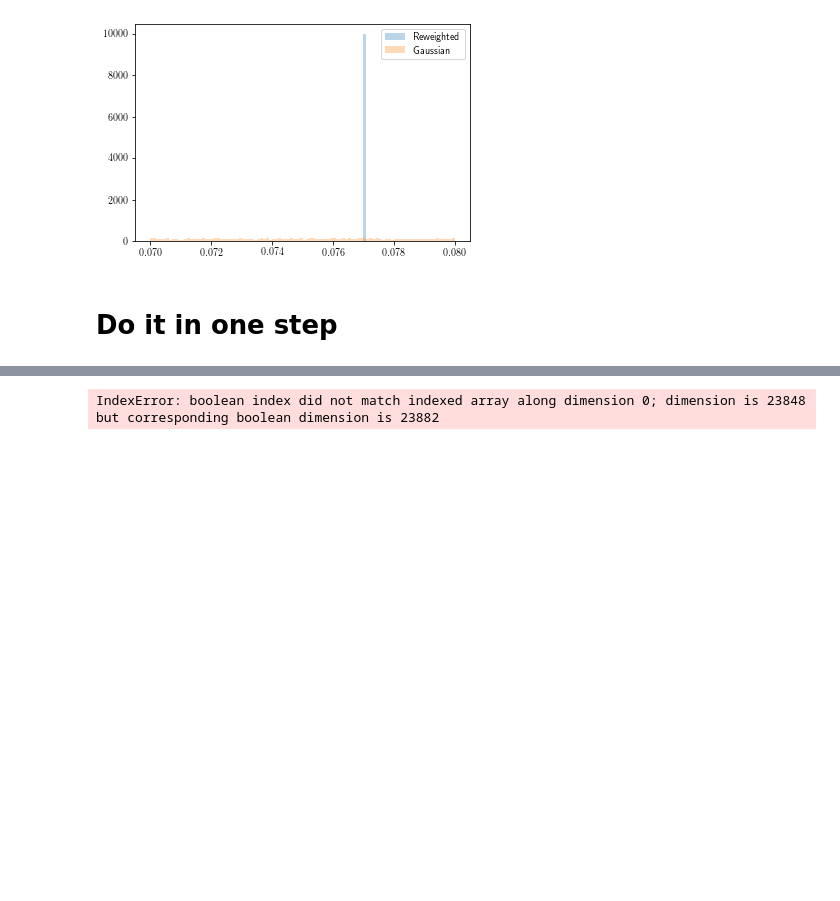
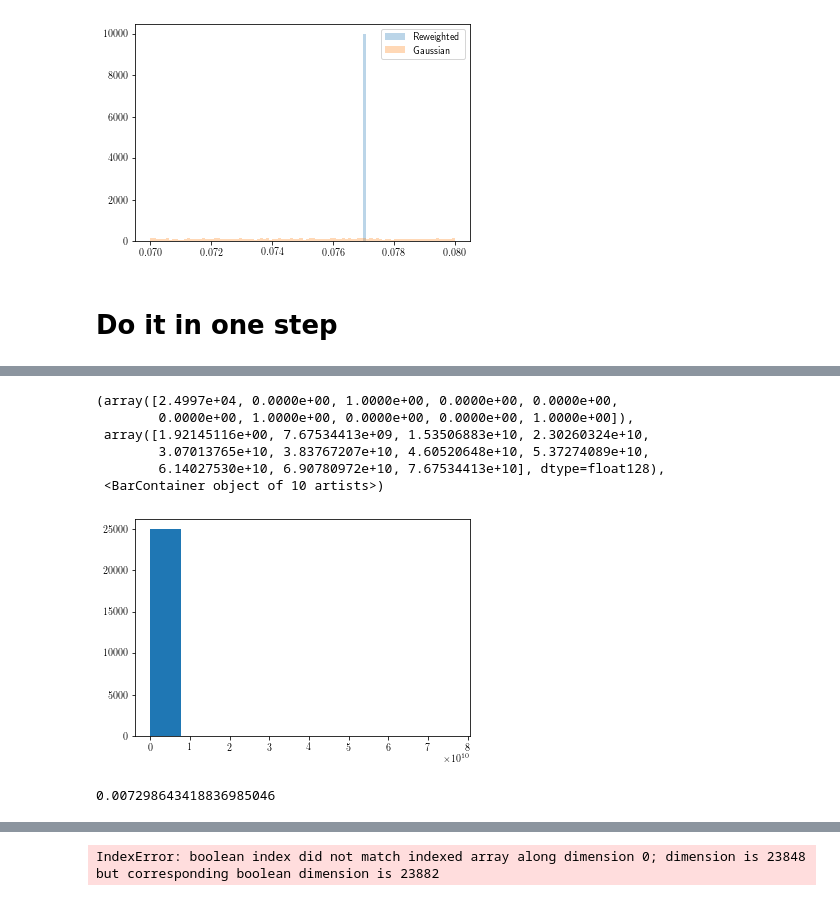
Before and after one commit to AliAlkadhim/PDF_Uncertainty, a Jupyter notebook: master_version/local/ALL_DATA_25k/Reweighting_2.ipynb, the cells around one changed output, grey strips where cells are left out. Drawn from its saved outputs; the diff is of its cells as text; code cells hidden in the pictures; blank space fills up the shorter version.

```diff
--- a/master_version/local/ALL_DATA_25k/Reweighting_2.ipynb
+++ b/master_version/local/ALL_DATA_25k/Reweighting_2.ipynb
@@ -317,0 +380,23 @@ array([-1.09561510e+15, -1.21901412e+15, -1.12372138e+15, ...,
+# %%
+def MVG_BestFit(MVN, mu, sigma):
+    """
+    The density function of multivariate normal distribution.
+    N = size of the mean vector, or number of parameter points (14)
+    MVN = the 2D MV Gaussian function
+    sigma = the covariance matrix from our best-fit values
+    """
+
+#     MVN_per_point_l=[]
+
+    #z = np.atleast_2d(z)
+    z = MVN
+
+
+    N = z.size
+
+    temp1 = np.linalg.det(sigma) ** (-1/2)
+    temp2 = np.exp(-.5 * (z - mu).T @ np.linalg.inv(sigma) @ (z - mu))
+    MVN_per_point = (2 * np.pi) ** (-N/2) * temp1 * temp2
+
+    MVN_per_point_scipy = multivariate_normal.pdf(z, mu, sigma)
+    return np.array(MVN_per_point), MVN_per_point_scipy
@@ -318 +441,18 @@ array([-1.09561510e+15, -1.21901412e+15, -1.12372138e+15, ...,
+# %%
+m=MVN_per_point_l/MVG_best_fit
+n=chi2_array_ALL_DATA_4k/best_fitchi2_25k
+
+plt.hist(n/m)
+# %% [output]
+(array([2.4997e+04, 0.0000e+00, 1.0000e+00, 0.0000e+00, 0.0000e+00,
+        0.0000e+00, 1.0000e+00, 0.0000e+00, 0.0000e+00, 1.0000e+00]),
+ array([1.92145116e+00, 7.67534413e+09, 1.53506883e+10, 2.30260324e+10,
+        3.07013765e+10, 3.83767207e+10, 4.60520648e+10, 5.37274089e+10,
+        6.14027530e+10, 6.90780972e+10, 7.67534413e+10], dtype=float128),
+ <BarContainer object of 10 artists>)
+[figure, added]
+# %%
+np.mean(m/)
+# %% [output]
+0.007298643418836985046
 # %%
```
Also changed, not shown: parts of 23 cells of this notebook, 4 other files.
